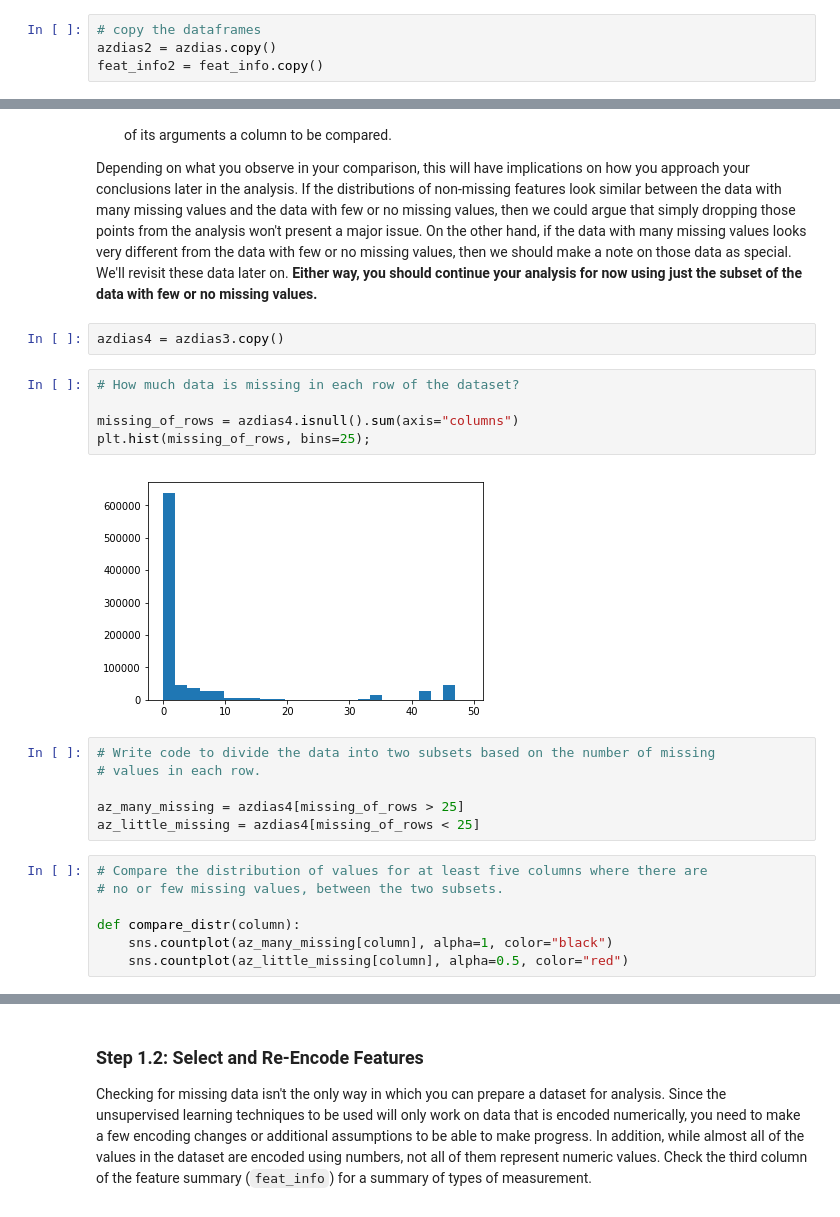
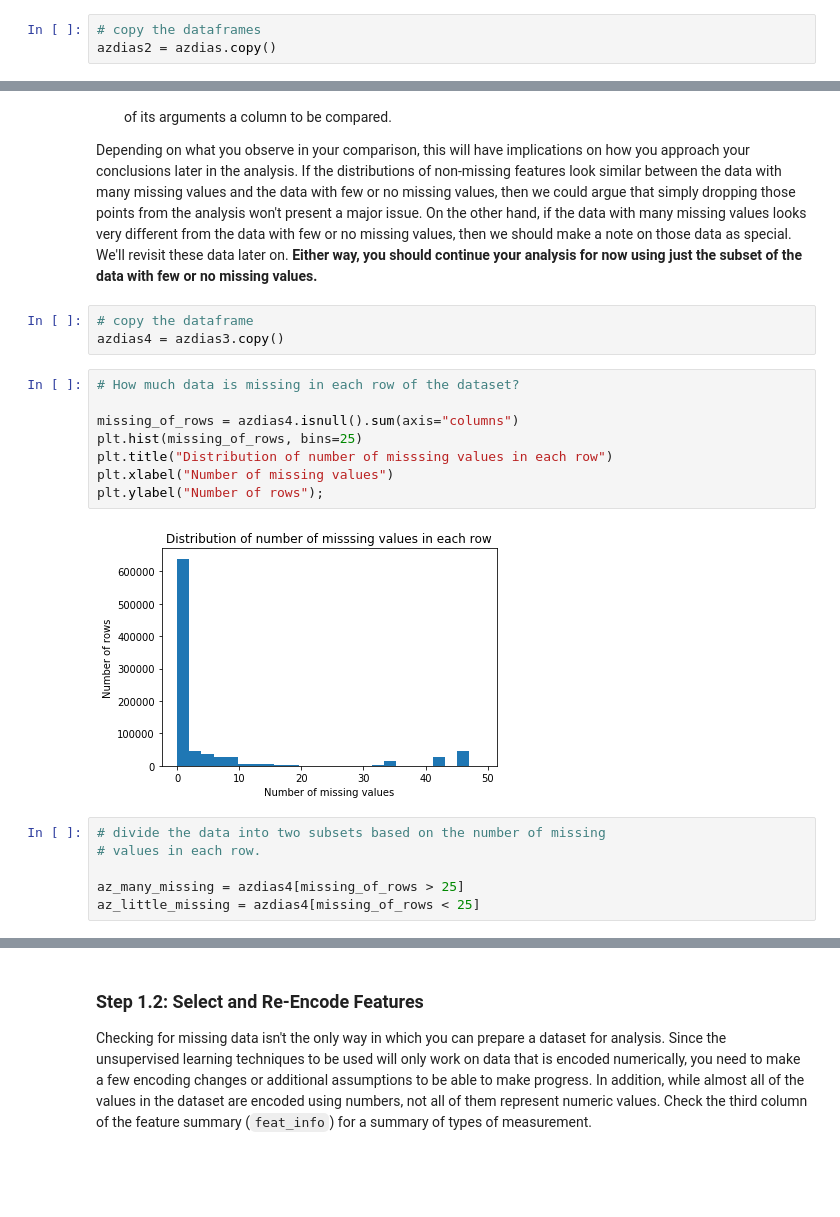
Before and after one commit to kudojp/IdentifyCustomerSegments, a Jupyter notebook: Identify_Customer_Segments.ipynb, the cells around one changed output, grey strips where cells are left out. Drawn from its saved outputs; the diff is of its cells as text; blank space fills up the shorter version.

```diff
--- a/Identify_Customer_Segments.ipynb
+++ b/Identify_Customer_Segments.ipynb
@@ -94,7 +95,6 @@ The fourth column of the feature attributes summary (loaded in above as `feat_in
 # %%
 # copy the dataframes
 azdias2 = azdias.copy()
-feat_info2 = feat_info.copy()
 # %%
 # Identify missing or unknown data values and convert them to NaNs.
 
@@ -284,25 +276,22 @@ In order to know what to do with the outlier rows, we should see if the distribu
 - To reduce repeated code, you might want to write a function that can perform this comparison, taking as one of its arguments a column to be compared.
 
 Depending on what you observe in your comparison, this will have implications on how you approach your conclusions later in the analysis. If the distributions of non-missing features look similar between the data with many missing values and the data with few or no missing values, then we could argue that simply dropping those points from the analysis won't present a major issue. On the other hand, if the data with many missing values looks very different from the data with few or no missing values, then we should make a note on those data as special. We'll revisit these data later on. **Either way, you should continue your analysis for now using just the subset of the data with few or no missing values.**
-# %%
-azdias4 = azdias3.copy()
+# %%
+# copy the dataframe
+azdias4 = azdias3.copy()
 # %%
 # How much data is missing in each row of the dataset?
 
 missing_of_rows = azdias4.isnull().sum(axis="columns")
-plt.hist(missing_of_rows, bins=25);
+plt.hist(missing_of_rows, bins=25)
+plt.title("Distribution of number of misssing values in each row")
+plt.xlabel("Number of missing values")
+plt.ylabel("Number of rows");
 # %% [output]
-[figure, old version]
+[figure, new version]
 # %%
-# Write code to divide the data into two subsets based on the number of missing
+# divide the data into two subsets based on the number of missing
 # values in each row.
 
 az_many_missing = azdias4[missing_of_rows > 25]
 az_little_missing = azdias4[missing_of_rows < 25]
-# %%
-# Compare the distribution of values for at least five columns where there are
-# no or few missing values, between the two subsets.
-
-def compare_distr(column):
-    sns.countplot(az_many_missing[column], alpha=1, color="black")
-    sns.countplot(az_little_missing[column], alpha=0.5, color="red")
```
Also changed, not shown: parts of 53 cells of this notebook.
